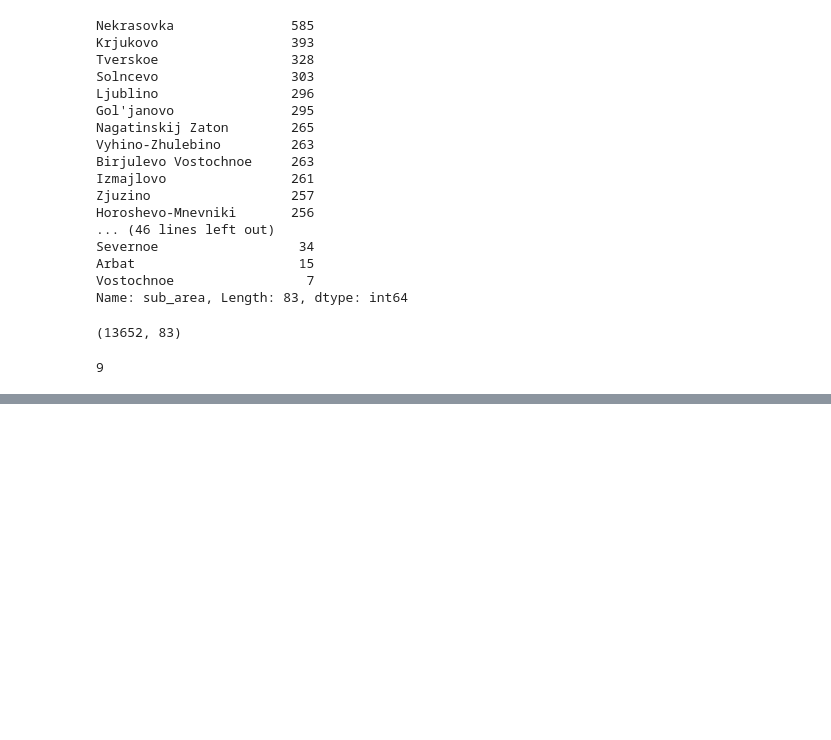
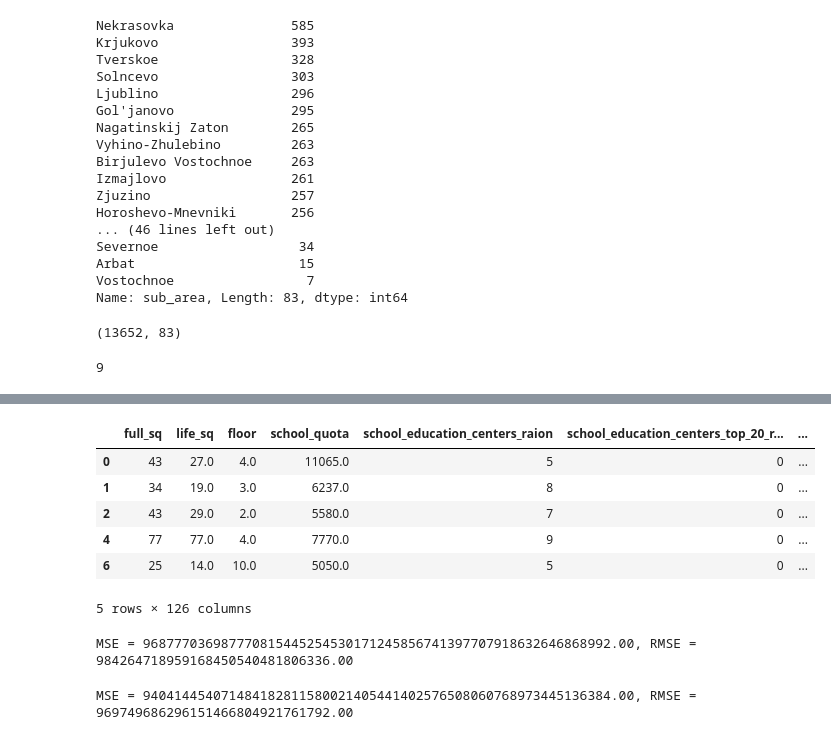
Before and after one commit to pashasak/ml, a Jupyter notebook: ml_351_flats.ipynb, the cells around one changed output, grey strips where cells are left out. Cells and saved outputs as stored; diff of their text form; code cells hidden in the pictures; blank space fills up the shorter version.

```diff
--- a/ml_351_flats.ipynb
+++ b/ml_351_flats.ipynb
@@ -175,3 +186,16 @@ sns.heatmap(data.corr(), square=True,
+# %%
+data = data.join(pd.get_dummies(data.sub_area))
+data = data.drop(['sub_area'], axis=1)
+# %%
+data.head()
+# %% [output]
+|  | full_sq | life_sq | floor | school_quota | school_education_centers_raion | school_education_centers_top_20_r... | ... |
+| 0 | 43 | 27.0 | 4.0 | 11065.0 | 5 | 0 | ... |
+| 1 | 34 | 19.0 | 3.0 | 6237.0 | 8 | 0 | ... |
+| 2 | 43 | 29.0 | 2.0 | 5580.0 | 7 | 0 | ... |
+| 4 | 77 | 77.0 | 4.0 | 7770.0 | 9 | 0 | ... |
+| 6 | 25 | 14.0 | 10.0 | 5050.0 | 5 | 0 | ... |
+5 rows × 126 columns
 # %%
 from sklearn.metrics import mean_squared_error, f1_score, accuracy_score, roc_curve, roc_auc_score
 from sklearn.model_selection import train_test_split
@@ -183,0 +214,17 @@ def print_regression_metrics(y_true, y_pred):
+# %%
+scaler = RobustScaler()
+X_train_scaled = scaler.fit_transform(X_train)
+X_test_scaled = scaler.fit_transform(X_test)
+lr = LinearRegression()
+lr.fit(X_train_scaled,y_train)
+y_pred = lr.predict(X_test_scaled)
+print_regression_metrics(y_test, y_pred)
+# %% [output]
+MSE = 968777036987770815445254530171245856741397707918632646868992.00, RMSE = 984264718959168450540481806336.00
+# %%
+
+pipe.fit(X_train, y_train)pipe = make_pipeline(RobustScaler(), LinearRegression())
+y_pred = pipe.predict(X_test)
+print_regression_metrics(y_test, y_pred)
+# %% [output]
+MSE = 940414454071484182811580021405441402576508060768973445136384.00, RMSE = 969749686296151466804921761792.00
```
Also changed, not shown: parts of 18 cells of this notebook, 2 other files.
